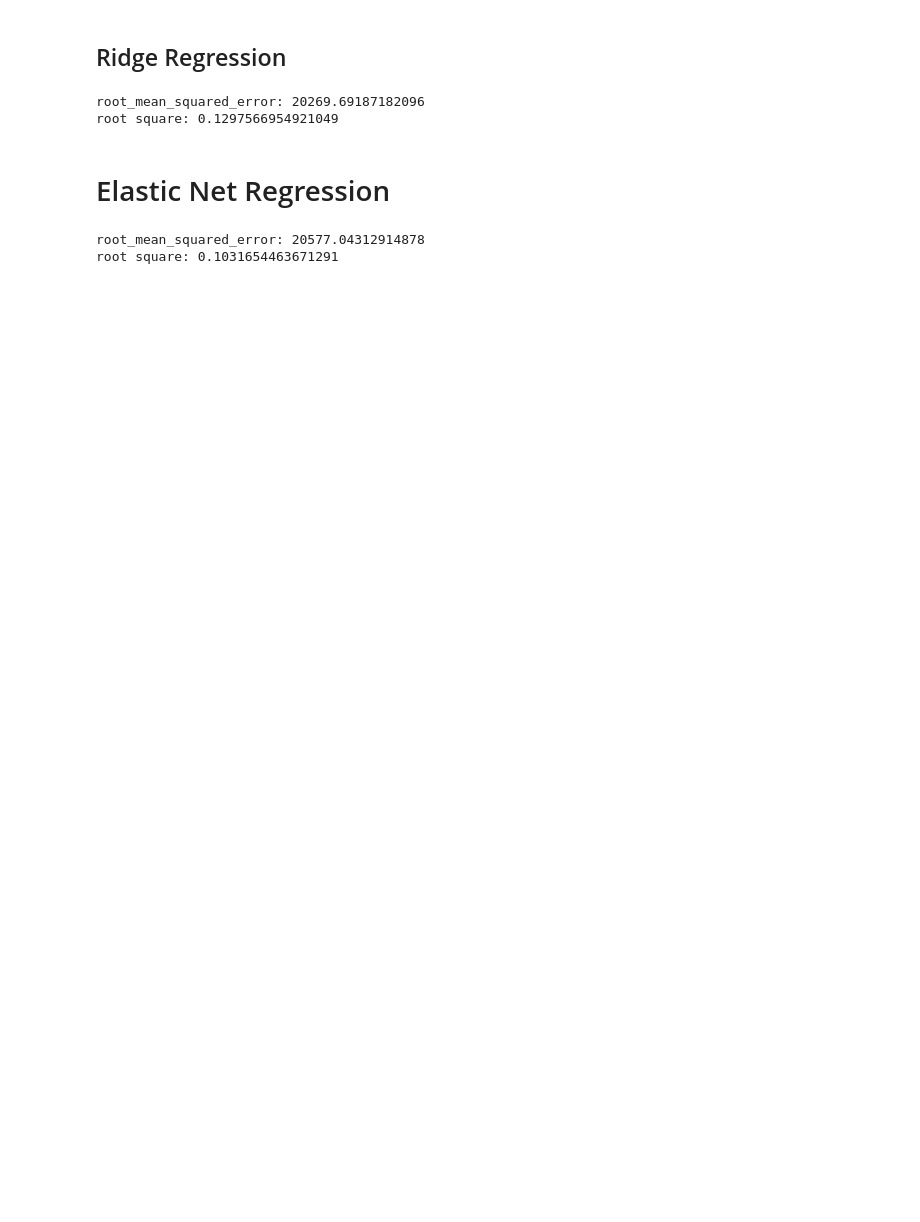
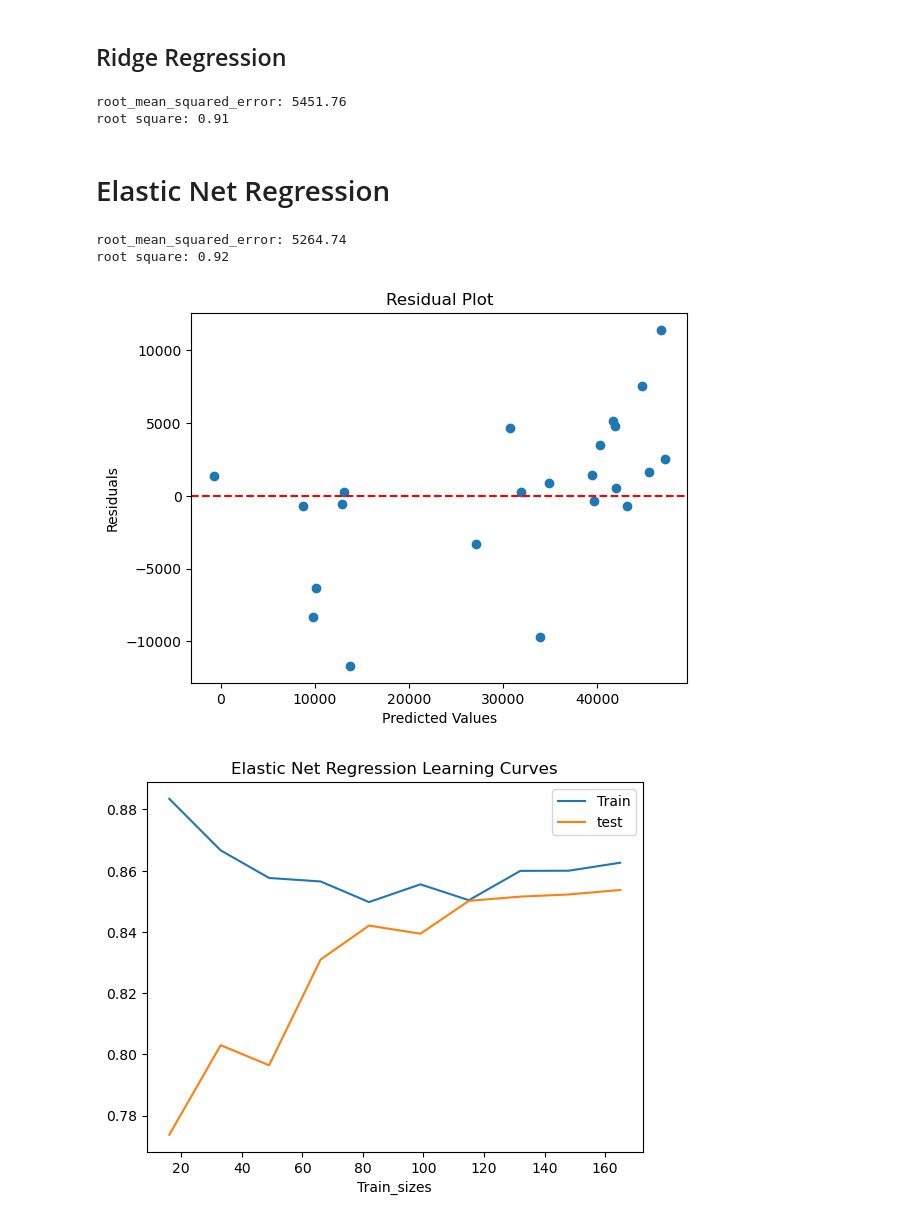
Before and after one commit to koto253/Data_Science_Portfolio, a Jupyter notebook: GDP_Economic_Indicators_Data_Analysis/gdp_economic_indicators_data_analysis.ipynb, the cells around one changed output. Cells and saved outputs as stored; diff of their text form; code cells hidden in the pictures; blank space fills up the shorter version.

```diff
--- a/GDP_Economic_Indicators_Data_Analysis/gdp_economic_indicators_data_analysis.ipynb
+++ b/GDP_Economic_Indicators_Data_Analysis/gdp_economic_indicators_data_analysis.ipynb
@@ -395,0 +260,7 @@ plt.show()
+# %%
+df['CountryCode'] = df['CountryCode'].replace(['BRA', 'CAN', 'CHN', 'DEU', 'FRA', 'GBR', 'IND', 'ITA', 'JPN', 'USA'],
+                                              np.arange(1, 11, dtype=int))
+                                            #   [1, 2, 3, 4, 5, 6, 7, 8, 9, 10]).astype(int)
+# Reset the index
+df.reset_index(drop=True, inplace=True)
+df.head()
@@ -396,9 +274,9 @@ plt.show()
 # %%
 # define the target variable
-y = cleaned_df['GDP_Per_Capita']
+y = df['gdpPerCapita']
 
 # define the features
-X = cleaned_df.drop(['GDP_Per_Capita'], axis=1)
+X = df.drop(['gdpPerCapita', 'GDP'], axis=1)
 # %% [markdown]
 ## Machine Learning
 # %%
@@ -412,7 +290,7 @@ X = scaler.fit_transform(X)
 
 # split the data
 X_train, X_test, y_train, y_test = train_test_split(
-    X, y, test_size=0.2, random_state=2
+    X, y, test_size=0.1, random_state=2
 )
 # %%
 # display the results of the split
@@ -521,8 +399,8 @@ ridge_rmse = root_mean_squared_error(y_test, y_pred)
 ridge_r2 = r2_score(y_test, y_pred)
 
 # output result
-print(f'root_mean_squared_error: {ridge_rmse}')
-print(f'root square: {ridge_r2}')
+print(f'root_mean_squared_error: {round(ridge_rmse, 2)}')
+print(f'root square: {round(ridge_r2, 2)}')
 
 # # Learning curve
 # train_sizes, train_scores, test_scores = learning_curve(ridge_model, X_train, y_train, cv=5, train_sizes=np.linspace(0.1, 1.0, 10))
@@ -536,41 +414,46 @@ print(f'root square: {ridge_r2}')
 # plt.legend()
 # plt.show()
 # %% [output]
-root_mean_squared_error: 20269.69187182096
-root square: 0.1297566954921049
+root_mean_squared_error: 5451.76
+root square: 0.91
 # %% [markdown]
 # Elastic Net Regression
 # %%
 from sklearn.linear_model import ElasticNet
 
 # Build a Elastic Net regression model
 en_model = ElasticNet(max_iter=10000, alpha=1.0)
 
 # Train the model
 en_model.fit(X_train, y_train)
 
 
 # # make predictions
 y_pred = en_model.predict(X_test)
 
 # Evaluate the model
 en_rmse = root_mean_squared_error(y_test, y_pred)
 en_r2 = r2_score(y_test, y_pred)
 
 # output result
-print(f'root_mean_squared_error: {en_rmse}')
-print(f'root square: {en_r2}')
+print(f'root_mean_squared_error: {round(en_rmse, 2)}')
+print(f'root square: {round(en_r2, 2)}')
 
-# # Learning curve
-# train_sizes, train_scores, test_scores = learning_curve(en_model, X_train, y_train, cv=5, train_sizes=np.linspace(0.1, 1.0, 10))
-# # plot the learning curve
-# plt.figure()
-# plt.plot(train_sizes, train_scores.mean(axis=1), label='Train')
-# plt.plot(train_sizes, test_scores.mean(axis=1), label='Validation')
-# plt.xlabel('Train_sizes')
-# plt.title('Elastic Net Regression Learning Curves')
-# plt.legend()
-# plt.show()
+# Visual Evaluation
+visual_evaluation(y_test, y_pred)
+
+# Learning curve
+train_sizes, train_scores, test_scores = learning_curve(en_model, X_train, y_train, cv=5, train_sizes=np.linspace(0.1, 1.0, 10))
+# plot the learning curve
+plt.figure()
+plt.plot(train_sizes, train_scores.mean(axis=1), label='Train')
+plt.plot(train_sizes, test_scores.mean(axis=1), label='test')
+plt.xlabel('Train_sizes')
+plt.title('Elastic Net Regression Learning Curves')
+plt.legend()
+plt.show()
 # %% [output]
-root_mean_squared_error: 20577.04312914878
-root square: 0.1031654463671291
+root_mean_squared_error: 5264.74
+root square: 0.92
+[figure, added]
+[figure, added]
```
Also changed, not shown: parts of 32 cells of this notebook, 8 other files.
